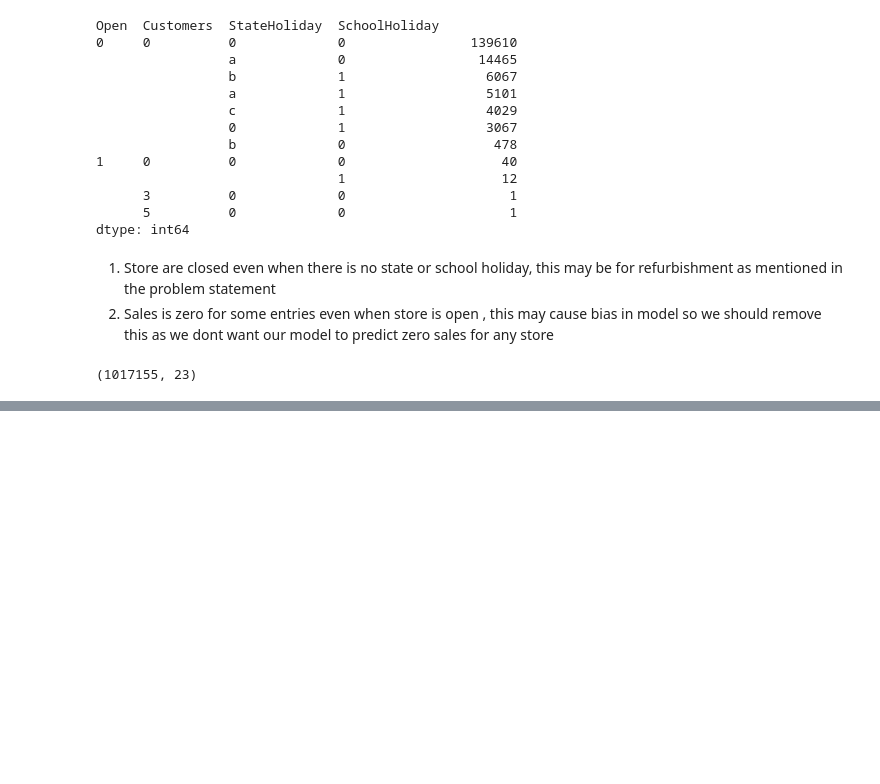
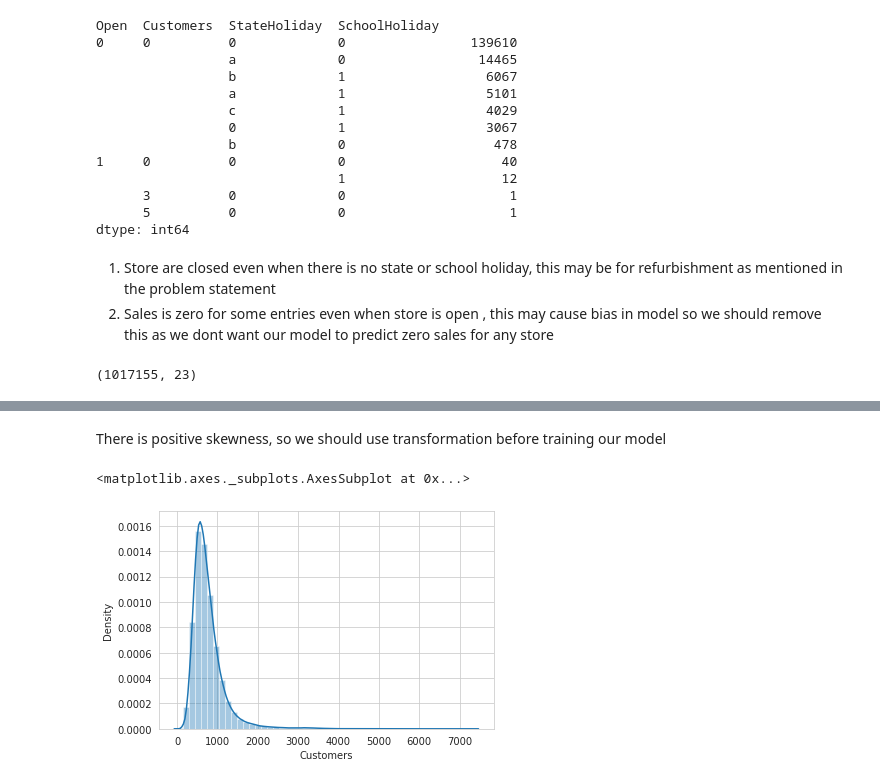
Before and after one commit to palash-21/Rossmann_Stores_Sales_Prediction, a Jupyter notebook: Rossmann_Stores_Sales_Prediction.ipynb, the cells around one changed output, grey strips where cells are left out. Drawn from its saved outputs; the diff is of its cells as text; code cells hidden in the pictures; blank space fills up the shorter version.

```diff
--- a/Rossmann_Stores_Sales_Prediction.ipynb
+++ b/Rossmann_Stores_Sales_Prediction.ipynb
@@ -373,0 +443,8 @@ df.shape
+# %% [markdown]
+There is positive skewness, so we should use transformation before training our model
+# %%
+# Customers
+sns.distplot(df_open['Customers'])
+# %% [output]
+<matplotlib.axes._subplots.AxesSubplot at 0x...>
+[figure, added]
```
Also changed, not shown: parts of 85 cells of this notebook.
